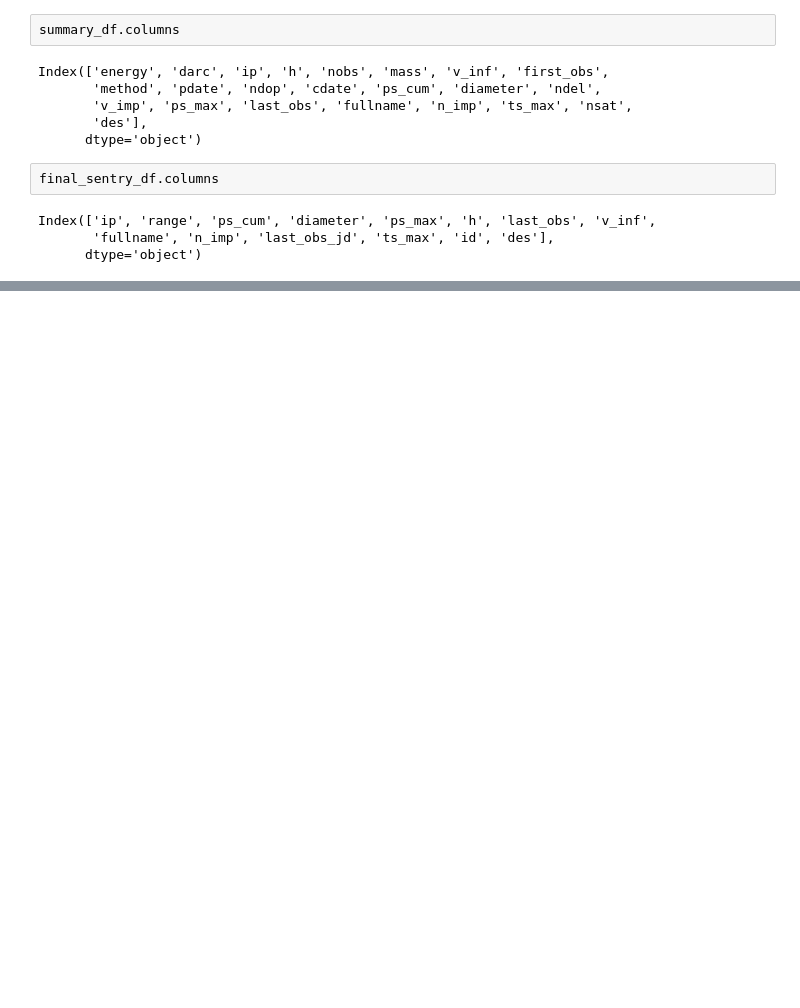
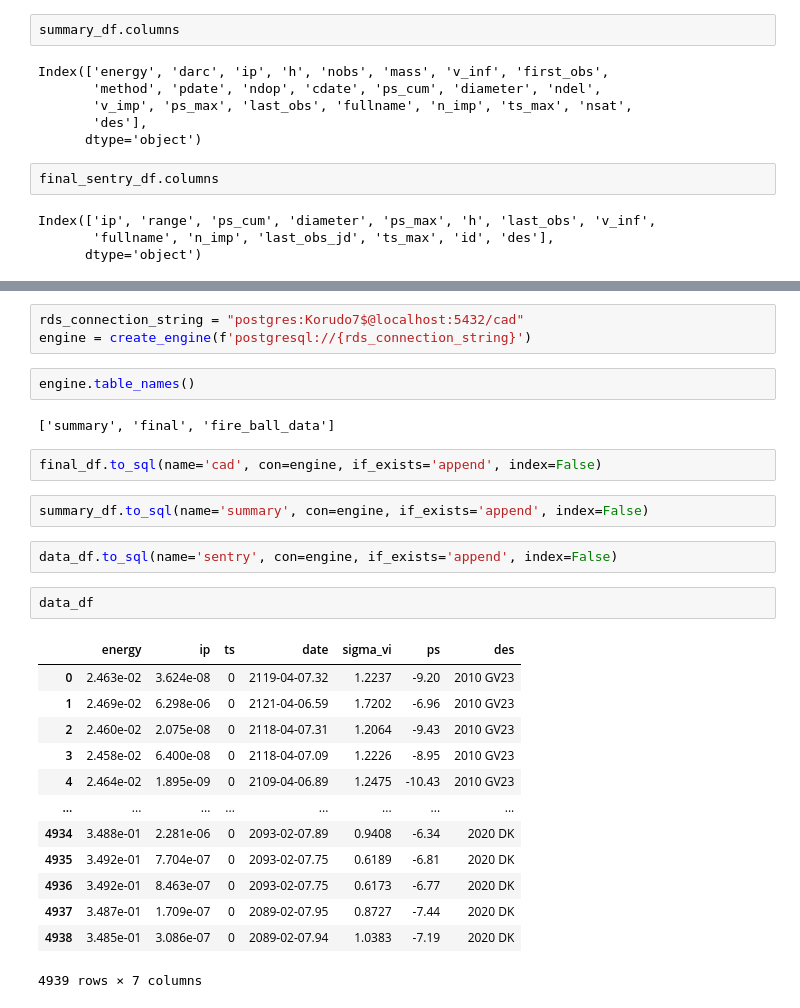
Before and after one commit to Jmerjan/Project3, a Jupyter notebook: CAD_Data.ipynb, the cells around one changed output, grey strips where cells are left out. Saved outputs shown, nothing was run; the diff lists cells and outputs as text; blank space fills up the shorter version.

```diff
--- a/CAD_Data.ipynb
+++ b/CAD_Data.ipynb
@@ -484,0 +469,29 @@ Index(['ip', 'range', 'ps_cum', 'diameter', 'ps_max', 'h', 'last_obs', 'v_inf',
+# %%
+rds_connection_string = "postgres:Korudo7$@localhost:5432/cad"
+engine = create_engine(f'postgresql://{rds_connection_string}')
+# %%
+engine.table_names()
+# %% [output]
+['summary', 'final', 'fire_ball_data']
+# %%
+final_df.to_sql(name='cad', con=engine, if_exists='append', index=False)
+# %%
+summary_df.to_sql(name='summary', con=engine, if_exists='append', index=False)
+# %%
+data_df.to_sql(name='sentry', con=engine, if_exists='append', index=False)
+# %%
+data_df
+# %% [output]
+|  | energy | ip | ts | date | sigma_vi | ps | des |
+| 0 | 2.463e-02 | 3.624e-08 | 0 | 2119-04-07.32 | 1.2237 | -9.20 | 2010 GV23 |
+| 1 | 2.469e-02 | 6.298e-06 | 0 | 2121-04-06.59 | 1.7202 | -6.96 | 2010 GV23 |
+| 2 | 2.460e-02 | 2.075e-08 | 0 | 2118-04-07.31 | 1.2064 | -9.43 | 2010 GV23 |
+| 3 | 2.458e-02 | 6.400e-08 | 0 | 2118-04-07.09 | 1.2226 | -8.95 | 2010 GV23 |
+| 4 | 2.464e-02 | 1.895e-09 | 0 | 2109-04-06.89 | 1.2475 | -10.43 | 2010 GV23 |
+| ... | ... | ... | ... | ... | ... | ... | ... |
+| 4934 | 3.488e-01 | 2.281e-06 | 0 | 2093-02-07.89 | 0.9408 | -6.34 | 2020 DK |
+| 4935 | 3.492e-01 | 7.704e-07 | 0 | 2093-02-07.75 | 0.6189 | -6.81 | 2020 DK |
+| 4936 | 3.492e-01 | 8.463e-07 | 0 | 2093-02-07.75 | 0.6173 | -6.77 | 2020 DK |
+| 4937 | 3.487e-01 | 1.709e-07 | 0 | 2089-02-07.95 | 0.8727 | -7.44 | 2020 DK |
+| 4938 | 3.485e-01 | 3.086e-07 | 0 | 2089-02-07.94 | 1.0383 | -7.19 | 2020 DK |
+4939 rows × 7 columns
```
Also changed, not shown: parts of 26 cells of this notebook, 1 other file.
